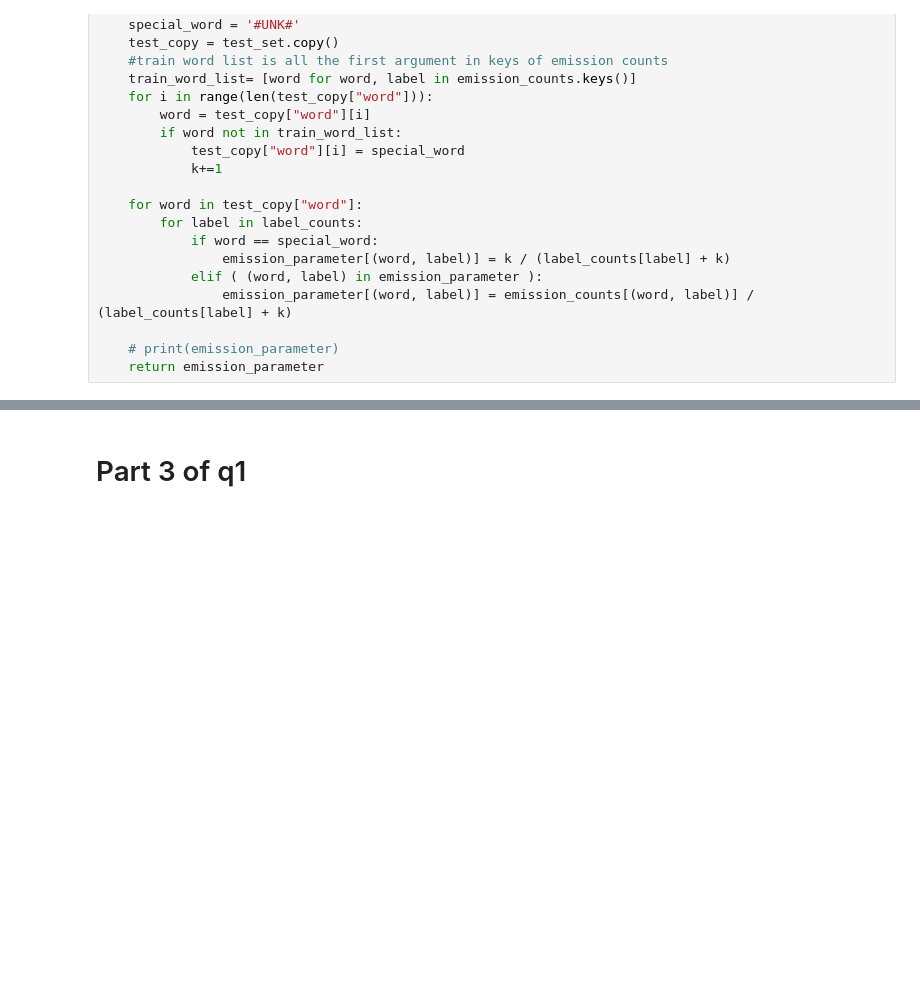
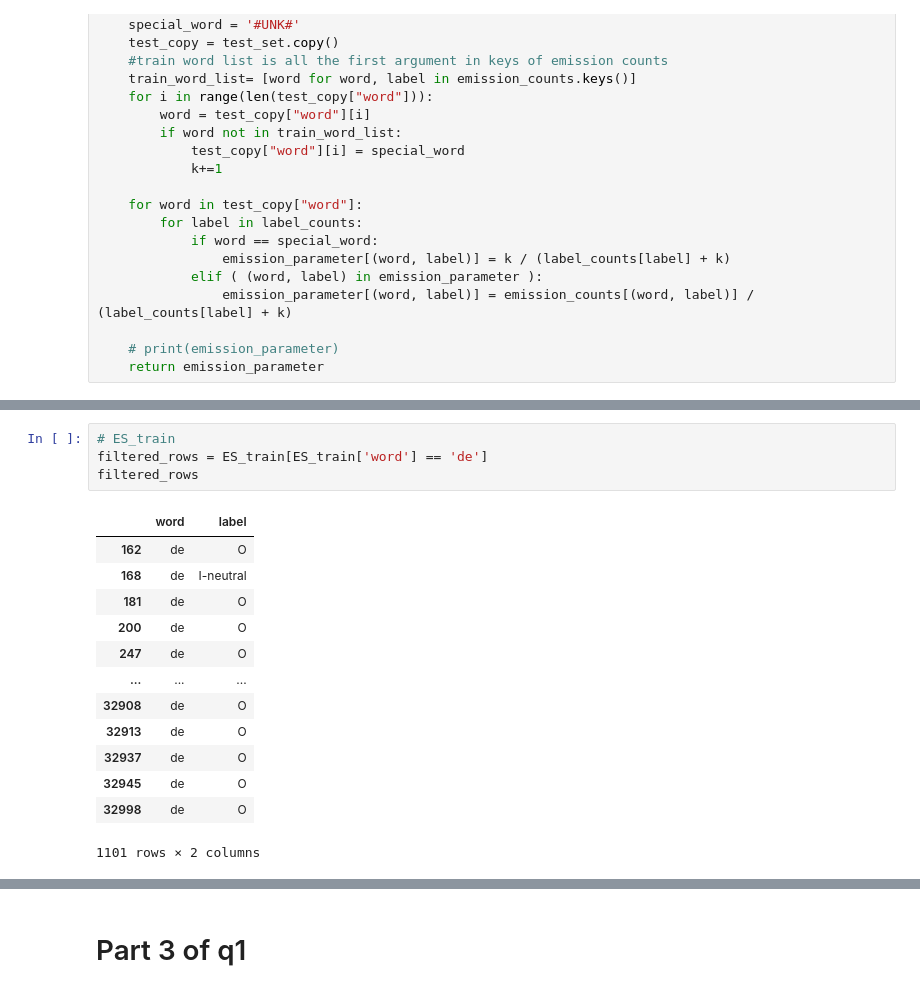
Before and after one commit to loypekyong/1D-project, a Jupyter notebook: Code.ipynb, the cells around one changed output, grey strips where cells are left out. Saved outputs shown, nothing was run; the diff lists cells and outputs as text; blank space fills up the shorter version.

```diff
--- a/Code.ipynb
+++ b/Code.ipynb
@@ -111,0 +125,18 @@ def upgraded_estimate_emission_parameters(test_set, emission_parameter, emission
+# %%
+# ES_train
+filtered_rows = ES_train[ES_train['word'] == 'de']
+filtered_rows
+# %% [output]
+|  | word | label |
+| 162 | de | O |
+| 168 | de | I-neutral |
+| 181 | de | O |
+| 200 | de | O |
+| 247 | de | O |
+| ... | ... | ... |
+| 32908 | de | O |
+| 32913 | de | O |
+| 32937 | de | O |
+| 32945 | de | O |
+| 32998 | de | O |
+1101 rows × 2 columns
```
Also changed, not shown: parts of 29 cells of this notebook, 2 other files.
